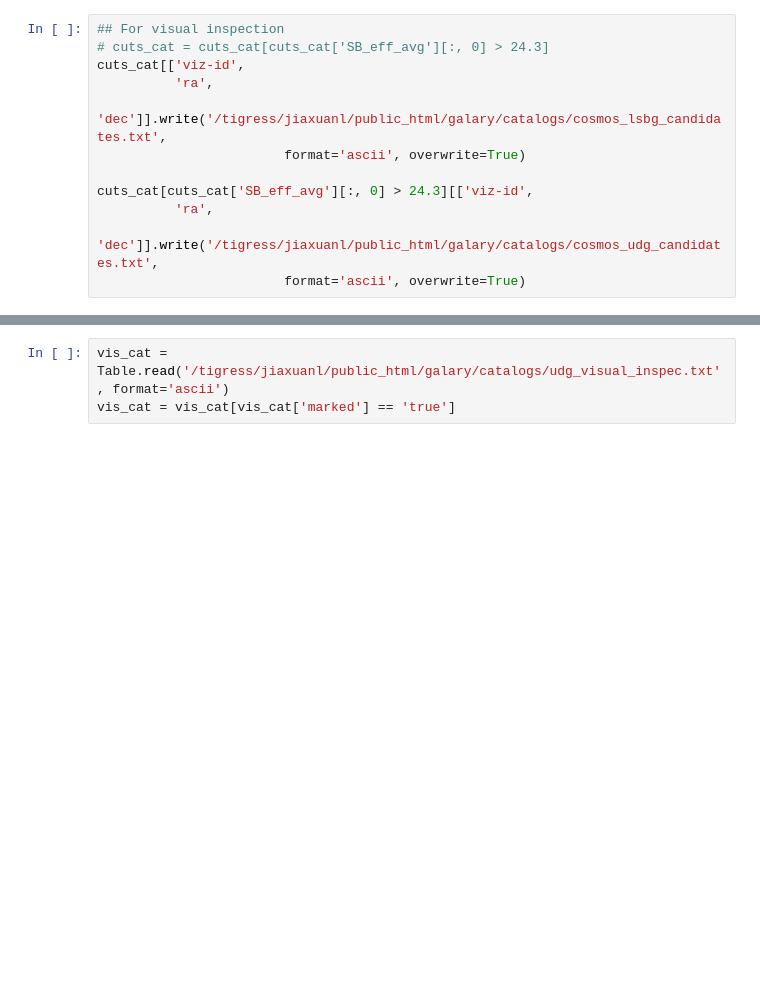
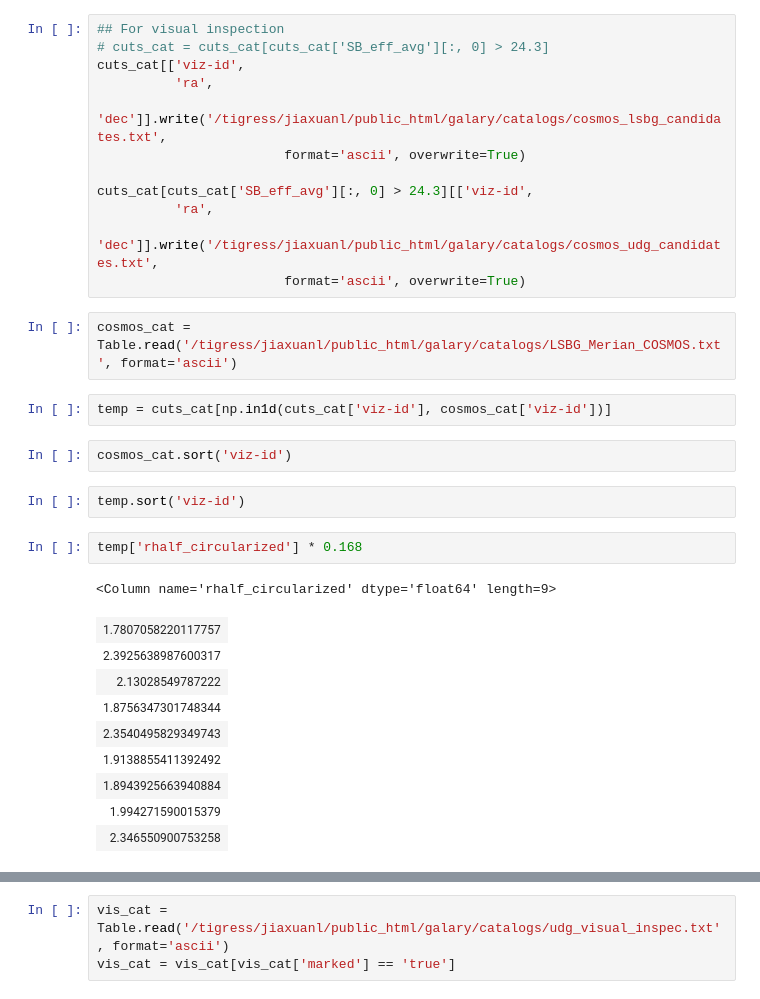
Before and after one commit to AstroJacobLi/kuaizi, a Jupyter notebook: diezi/gen_cutout/cosmos_sample/gen_merian_cutout.ipynb, the cells around one changed output, grey strips where cells are left out. Saved outputs shown, nothing was run; the diff lists cells and outputs as text; blank space fills up the shorter version.

```diff
--- a/diezi/gen_cutout/cosmos_sample/gen_merian_cutout.ipynb
+++ b/diezi/gen_cutout/cosmos_sample/gen_merian_cutout.ipynb
@@ -77,3 +77,24 @@ cuts_cat[cuts_cat['SB_eff_avg'][:, 0] > 24.3][['viz-id',
           'ra',
           'dec']].write('/tigress/jiaxuanl/public_html/galary/catalogs/cosmos_udg_candidates.txt',
                         format='ascii', overwrite=True)
+# %%
+cosmos_cat = Table.read('/tigress/jiaxuanl/public_html/galary/catalogs/LSBG_Merian_COSMOS.txt', format='ascii')
+# %%
+temp = cuts_cat[np.in1d(cuts_cat['viz-id'], cosmos_cat['viz-id'])]
+# %%
+cosmos_cat.sort('viz-id')
+# %%
+temp.sort('viz-id')
+# %%
+temp['rhalf_circularized'] * 0.168
+# %% [output]
+<Column name='rhalf_circularized' dtype='float64' length=9>
+| 1.7807058220117757 |
+| 2.3925638987600317 |
+| 2.13028549787222 |
+| 1.8756347301748344 |
+| 2.3540495829349743 |
+| 1.9138855411392492 |
+| 1.8943925663940884 |
+| 1.994271590015379 |
+| 2.346550900753258 |
```
Also changed, not shown: parts of 10 cells of this notebook, 1 other file.
